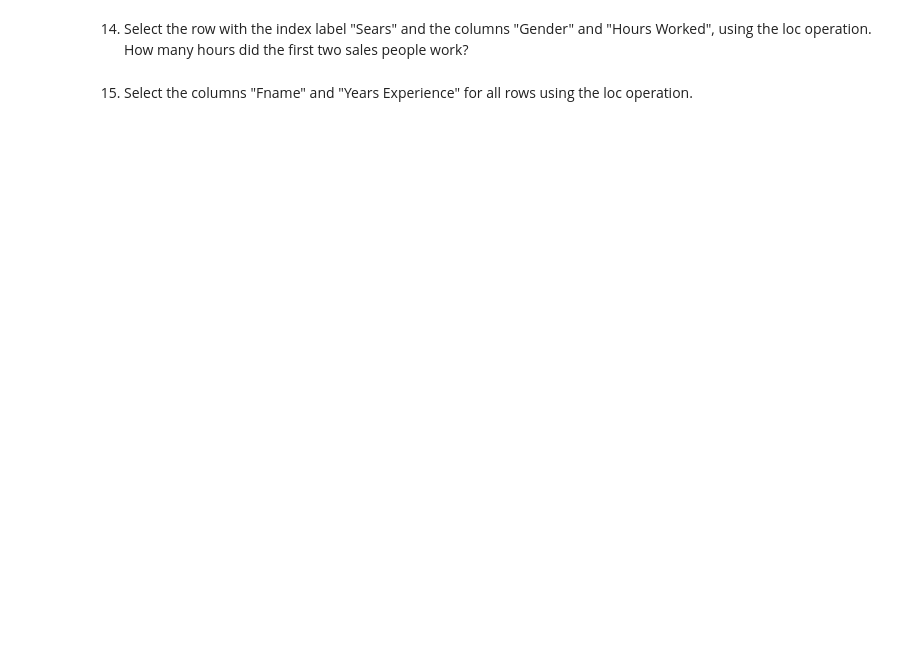
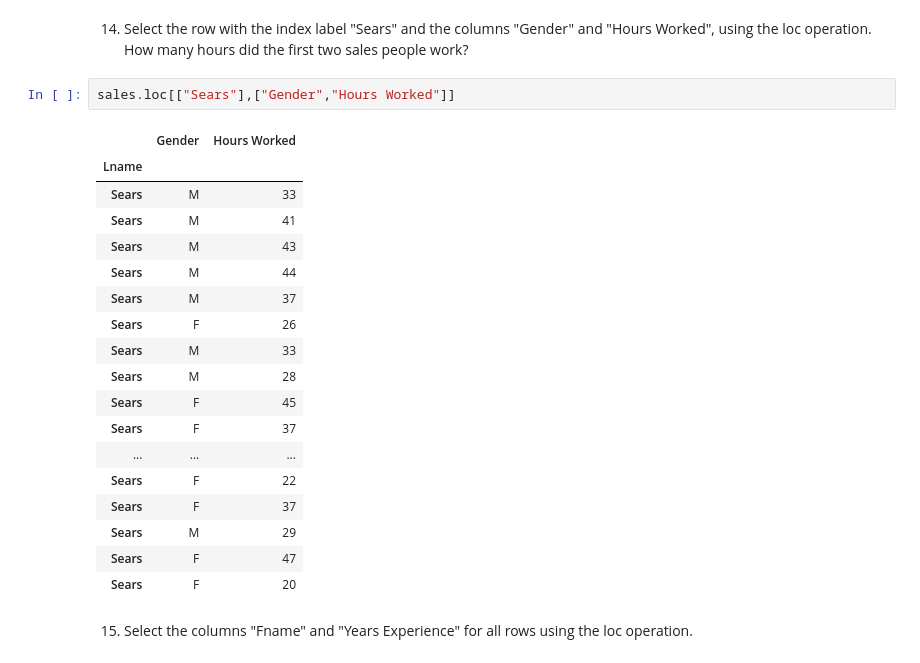
Before and after one commit to EyobGuyo/module7class, a Jupyter notebook: Module 7 - Intro to Data and Datasets (1).ipynb, the cells around one changed output. Cells and saved outputs as stored; diff of their text form; blank space fills up the shorter version.

```diff
--- a/Module 7 - Intro to Data and Datasets (1).ipynb
+++ b/Module 7 - Intro to Data and Datasets (1).ipynb
@@ -896,4 +1029,25 @@ pd =
 # %% [markdown]
 14. Select the row with the index label "Sears" and the columns "Gender" and "Hours Worked", using the loc operation. How many hours did the first two sales people work?
+# %%
+sales.loc[["Sears"],["Gender","Hours Worked"]]
+# %% [output]
+|  | Gender | Hours Worked |
+| Lname |  |  |
+| Sears | M | 33 |
+| Sears | M | 41 |
+| Sears | M | 43 |
+| Sears | M | 44 |
+| Sears | M | 37 |
+| Sears | F | 26 |
+| Sears | M | 33 |
+| Sears | M | 28 |
+| Sears | F | 45 |
+| Sears | F | 37 |
+| ... | ... | ... |
+| Sears | F | 22 |
+| Sears | F | 37 |
+| Sears | M | 29 |
+| Sears | F | 47 |
+| Sears | F | 20 |
 # %% [markdown]
 15. Select the columns "Fname" and "Years Experience" for all rows using the loc operation.
```
Also changed, not shown: parts of 15 cells of this notebook.
